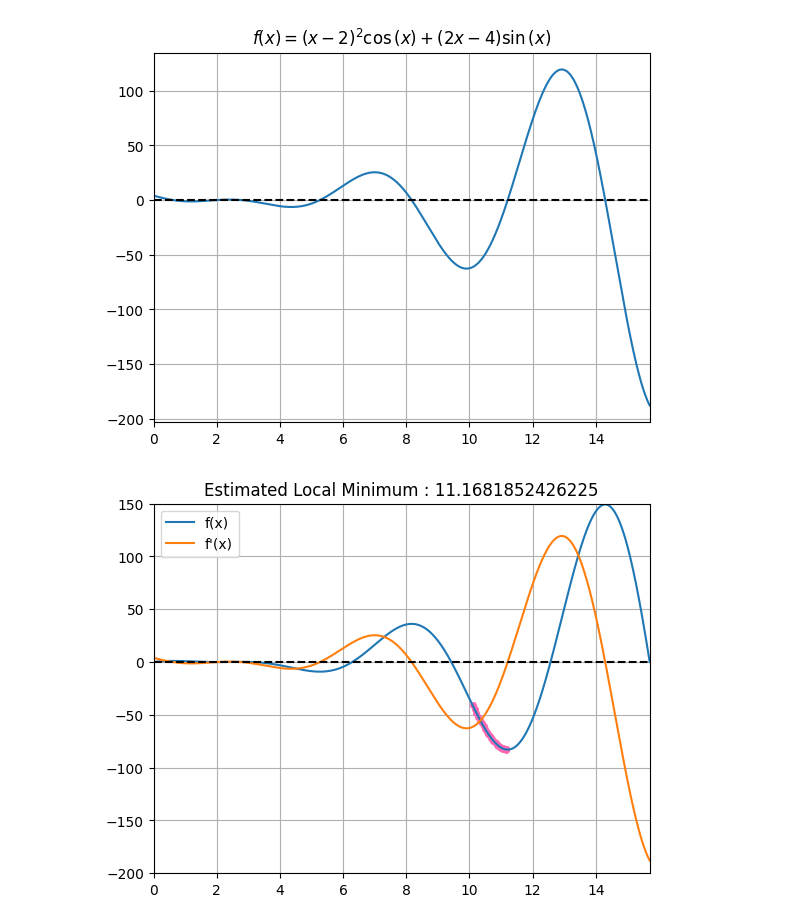
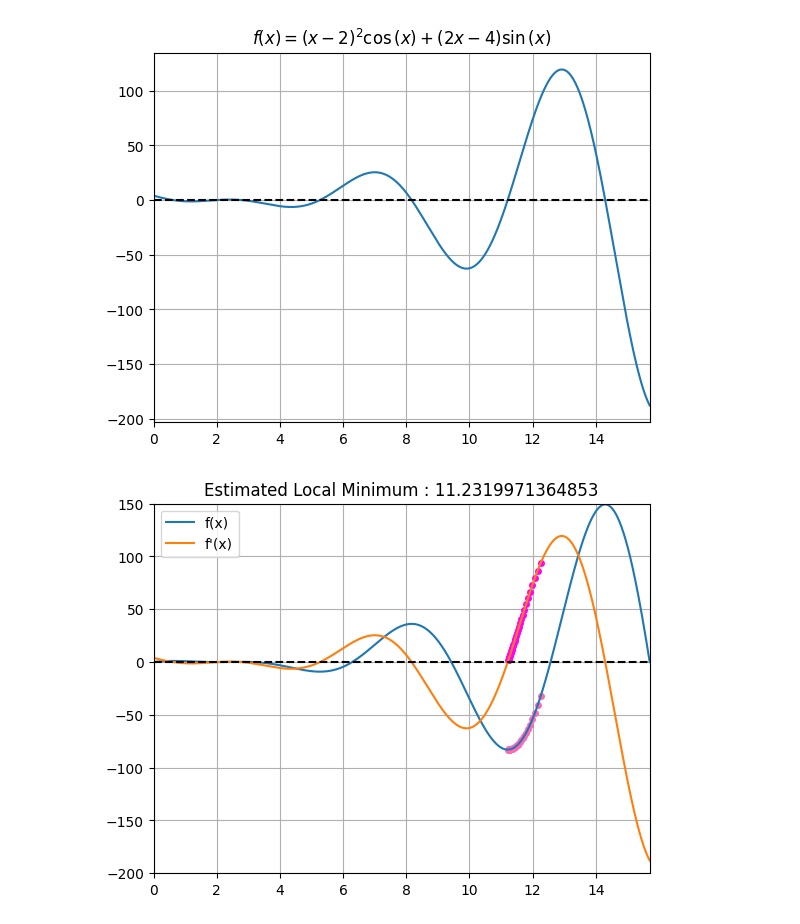
Before and after one commit to pushkarsingh019/Calculus-With-Python, a Jupyter notebook: problem-set/applications/gradient_sympy.ipynb, the cells around one changed output. Cells and saved outputs as stored; diff of their text form; code cells hidden in the pictures.

```diff
--- a/problem-set/applications/gradient_sympy.ipynb
+++ b/problem-set/applications/gradient_sympy.ipynb
@@ -34,29 +34,30 @@ plt.show()
 # %%
 iterations = 40
 learning_rate  = 0.001
 xx = np.linspace(xlim[0], xlim[1], 1001)
 xm = np.random.choice(xx)
 
 for i in range(iterations):
     plt.plot(xm, f.subs(x, xm), 'o', markersize = 4, color='hotpink')
+    plt.plot(xm, df.subs(x, xm), 'o', markersize = 4, color='magenta')
     d = df.subs(x, xm)
     xm = xm - d*learning_rate
 
 
 fx = sym.lambdify(x, f)
 dff = sym.lambdify(x, df)
 
 xx = np.linspace(0, 5*np.pi, 1001)
 
 xlim = [0, 5*np.pi]
 plt.plot(xx, fx(xx), label='f(x)')
 plt.plot(xx, dff(xx), label="f'(x)")
 plt.xlim(xlim)
 plt.axhline(0, color='black', linestyle='--')
 plt.legend()
 plt.title(f'Estimated Local Minimum : {xm}')
 plt.ylim([-200, 150])
 plt.grid()
 plt.show()
 # %% [output]
-[figure, old version]
+[figure, new version]
```
Also changed, not shown: 9 other files.
